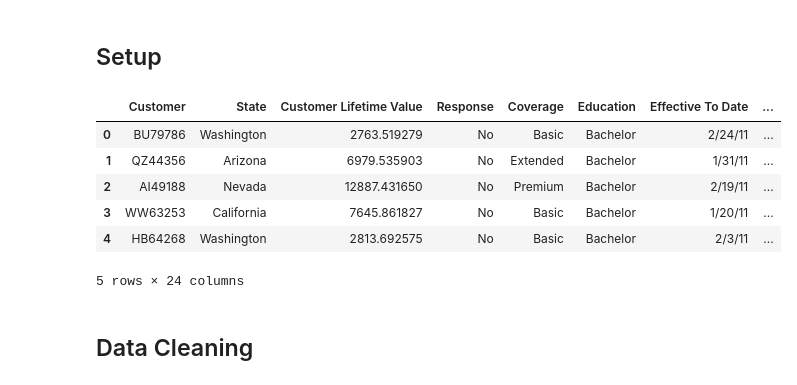
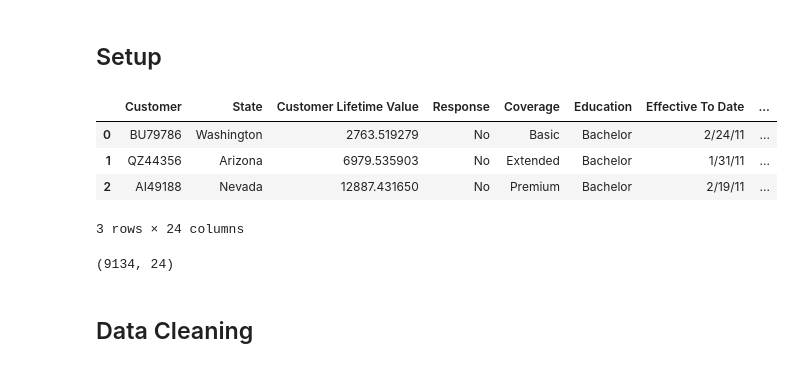
Before and after one commit to nataschaberg/final-lab-customer-analysis, a Jupyter notebook: final-analysis.ipynb, the cells around one changed output. Drawn from its saved outputs; the diff is of its cells as text; code cells hidden in the pictures.

```diff
--- a/final-analysis.ipynb
+++ b/final-analysis.ipynb
@@ -15,14 +19,16 @@ warnings.filterwarnings('ignore')
 ## Setup
 # %%
 data = pd.read_csv('files_for_lab/csv_files/marketing_customer_analysis.csv')
-data.head()
+data.head(3)
 # %% [output]
 |  | Customer | State | Customer Lifetime Value | Response | Coverage | Education | Effective To Date | ... |
 | 0 | BU79786 | Washington | 2763.519279 | No | Basic | Bachelor | 2/24/11 | ... |
 | 1 | QZ44356 | Arizona | 6979.535903 | No | Extended | Bachelor | 1/31/11 | ... |
 | 2 | AI49188 | Nevada | 12887.431650 | No | Premium | Bachelor | 2/19/11 | ... |
-| 3 | WW63253 | California | 7645.861827 | No | Basic | Bachelor | 1/20/11 | ... |
-| 4 | HB64268 | Washington | 2813.692575 | No | Basic | Bachelor | 2/3/11 | ... |
-5 rows × 24 columns
+3 rows × 24 columns
+# %%
+data.shape
+# %% [output]
+(9134, 24)
 # %% [markdown]
 ## Data Cleaning
```
Also changed, not shown: parts of 29 cells of this notebook.
